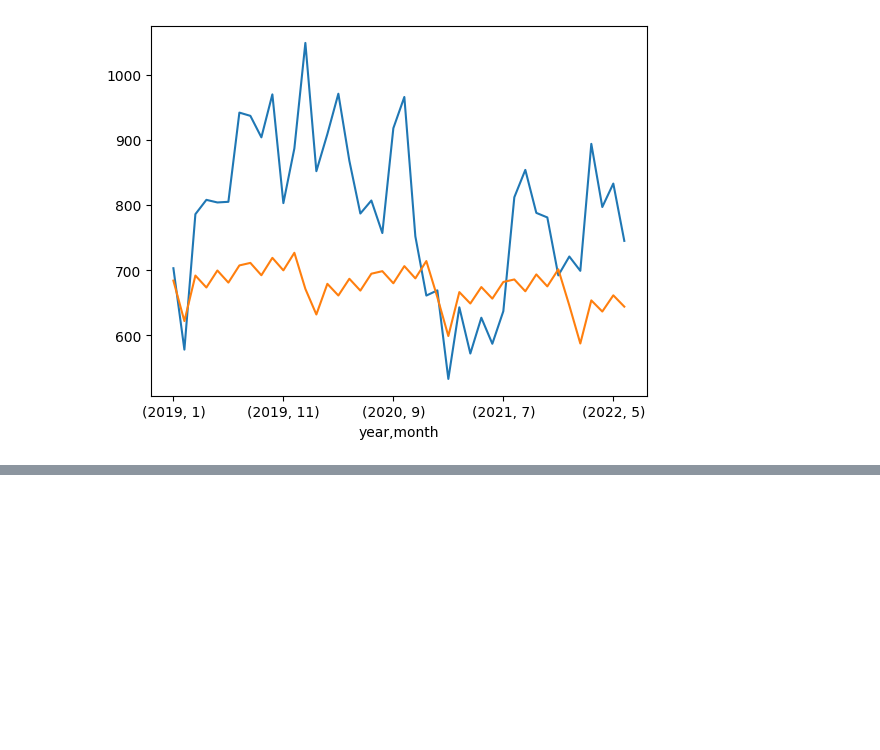
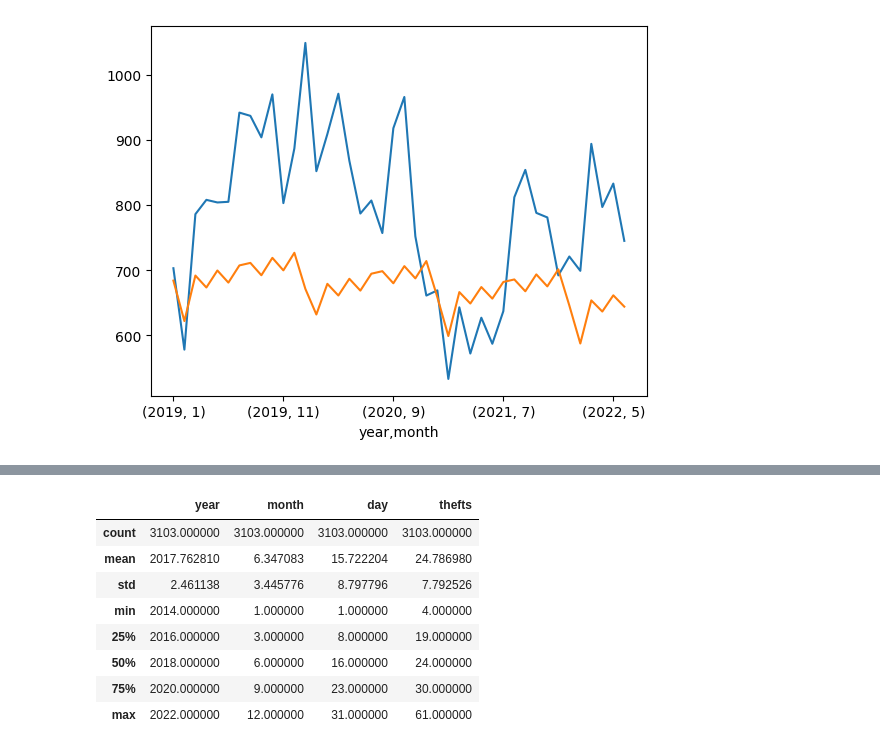
Before and after one commit to pika11/uoft-ml-group4-final-project, a Jupyter notebook: ale_auto_theft.ipynb, the cells around one changed output, grey strips where cells are left out. Saved outputs shown, nothing was run; the diff lists cells and outputs as text; code cells hidden in the pictures; blank space fills up the shorter version.

```diff
--- a/ale_auto_theft.ipynb
+++ b/ale_auto_theft.ipynb
@@ -184,0 +180,24 @@ df_dl_2 = df.copy()
+# %%
+
+from fastai.tabular.all import *
+
+df_dl_2 = df.copy()
+
+# Sum the number of thefts per day, month and year
+df_dl_2 = df_dl_2.groupby(['year', 'month', 'day'])[
+    'reporteddate'].count().reset_index()
+
+# Rename the reporteddate column to thefts
+df_dl_2.rename(columns={'reporteddate': 'thefts'}, inplace=True)
+
+df_dl_2.describe()
+# %% [output]
+|  | year | month | day | thefts |
+| count | 3103.000000 | 3103.000000 | 3103.000000 | 3103.000000 |
+| mean | 2017.762810 | 6.347083 | 15.722204 | 24.786980 |
+| std | 2.461138 | 3.445776 | 8.797796 | 7.792526 |
+| min | 2014.000000 | 1.000000 | 1.000000 | 4.000000 |
+| 25% | 2016.000000 | 3.000000 | 8.000000 | 19.000000 |
+| 50% | 2018.000000 | 6.000000 | 16.000000 | 24.000000 |
+| 75% | 2020.000000 | 9.000000 | 23.000000 | 30.000000 |
+| max | 2022.000000 | 12.000000 | 31.000000 | 61.000000 |
```
Also changed, not shown: parts of 12 cells of this notebook.
